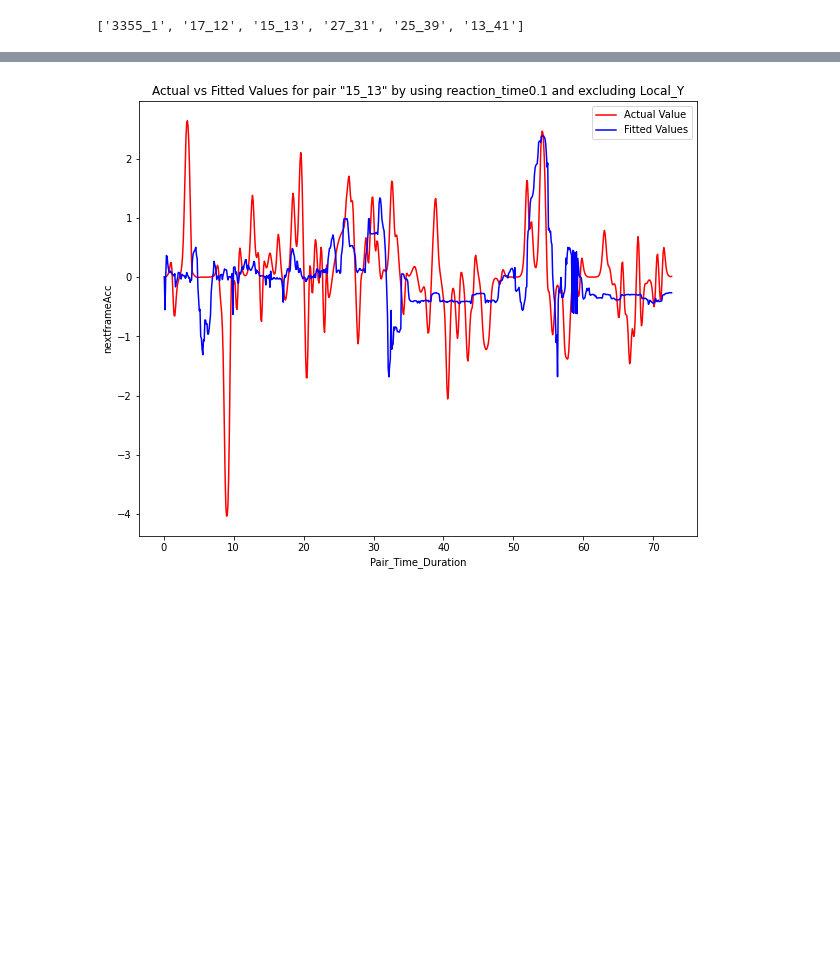
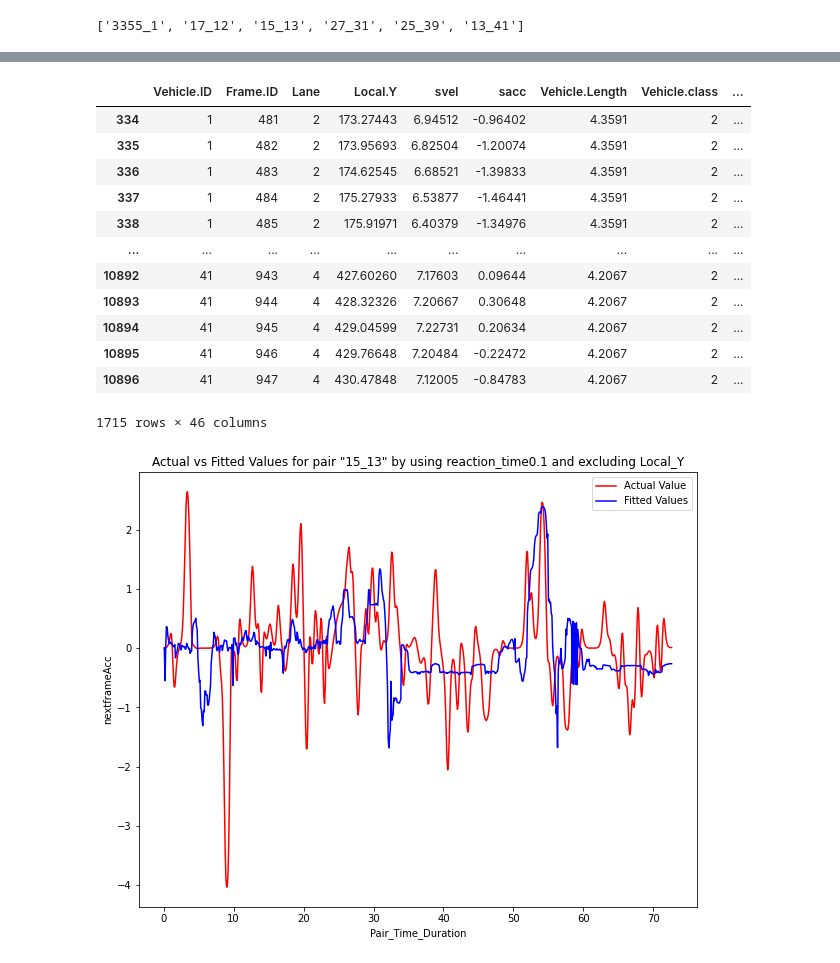
Before and after one commit to VineetDhamija/DataDrivenCarFollowing, a Jupyter notebook: datadrivencarfollowing-v1/src/clean/reaction0.1/classNC.ipynb, the cells around one changed output, grey strips where cells are left out. Cells and saved outputs as stored; diff of their text form; code cells hidden in the pictures; blank space fills up the shorter version.

```diff
--- a/datadrivencarfollowing-v1/src/clean/reaction0.1/classNC.ipynb
+++ b/datadrivencarfollowing-v1/src/clean/reaction0.1/classNC.ipynb
@@ -36,6 +24,5 @@ df["LF_pairs"] = df["Preceding.Vehicle.ID"]+ "_"+ df["Vehicle.ID"]
 df["nextframeAcc"]=df.groupby(["LF_pairs"],as_index=False)["sacc"].shift(-1)
 df["nextframesvel"]=df.groupby(["LF_pairs"],as_index=False)["svel"].shift(-1)
 df["nextframeposition"]=df.groupby(["LF_pairs"],as_index=False)["Local.Y"].shift(-1)
-df["nextframespace"]=df.groupby(["LF_pairs"],as_index=False)["frspacing"].shift(-1)
 # %%
 df['Pair_Time_Duration']=(df.groupby(['LF_pairs'],as_index=False).cumcount()*0.1) +0.1
@@ -74,9 +61,9 @@ train = df[df['LF_pairs'].isin(my_pairs)]
 
 test = df[~df['LF_pairs'].isin(my_pairs)]
 # %%
-X_train = train[["frspacing",'PrecVehType','Vehicle.type','dV','svel']]
+X_train = train[["spacing",'PrecVehType','Vehicle.type','dV','svel']]
 y_train= train['nextframeAcc']
-X_test = test[["frspacing",'PrecVehType','Vehicle.type','dV','svel']]
+X_test = test[["spacing",'PrecVehType','Vehicle.type','dV','svel']]
 y_test= test['nextframeAcc']
 rf = RandomForestRegressor(n_estimators = 150,n_jobs=-1)
 rf.fit(X_train,y_train)
@@ -183,10 +151,10 @@ def prediction(test,unique_pairs_df,target_variable,rf,time_frame):
 # %%
-c, unique_pairs_df = data_in_parts(test,0,6)
-print(unique_pairs_df)
+c, b = data_in_parts(test,0,6)
+print(b)
 
 
 #Predicted acceleration
 target_variable = 'nextframeAcc'
-F = prediction(test, ['15_13'], target_variable, rf,0.1)
+F = prediction(test, b, target_variable, rf)
 # %% [output]
 ['3355_1', '17_12', '15_13', '27_31', '25_39', '13_41']
@@ -228,0 +161,16 @@ model.plot_1(F1,'frspacing','pspace', 'spacing of Actual vs Fitted values using
+# %%
+F
+# %% [output]
+|  | Vehicle.ID | Frame.ID | Lane | Local.Y | svel | sacc | Vehicle.Length | Vehicle.class | ... |
+| 334 | 1 | 481 | 2 | 173.27443 | 6.94512 | -0.96402 | 4.3591 | 2 | ... |
+| 335 | 1 | 482 | 2 | 173.95693 | 6.82504 | -1.20074 | 4.3591 | 2 | ... |
+| 336 | 1 | 483 | 2 | 174.62545 | 6.68521 | -1.39833 | 4.3591 | 2 | ... |
+| 337 | 1 | 484 | 2 | 175.27933 | 6.53877 | -1.46441 | 4.3591 | 2 | ... |
+| 338 | 1 | 485 | 2 | 175.91971 | 6.40379 | -1.34976 | 4.3591 | 2 | ... |
+| ... | ... | ... | ... | ... | ... | ... | ... | ... | ... |
+| 10892 | 41 | 943 | 4 | 427.60260 | 7.17603 | 0.09644 | 4.2067 | 2 | ... |
+| 10893 | 41 | 944 | 4 | 428.32326 | 7.20667 | 0.30648 | 4.2067 | 2 | ... |
+| 10894 | 41 | 945 | 4 | 429.04599 | 7.22731 | 0.20634 | 4.2067 | 2 | ... |
+| 10895 | 41 | 946 | 4 | 429.76648 | 7.20484 | -0.22472 | 4.2067 | 2 | ... |
+| 10896 | 41 | 947 | 4 | 430.47848 | 7.12005 | -0.84783 | 4.2067 | 2 | ... |
+1715 rows × 46 columns
```
Also changed, not shown: parts of 10 cells of this notebook, 9 other files.
